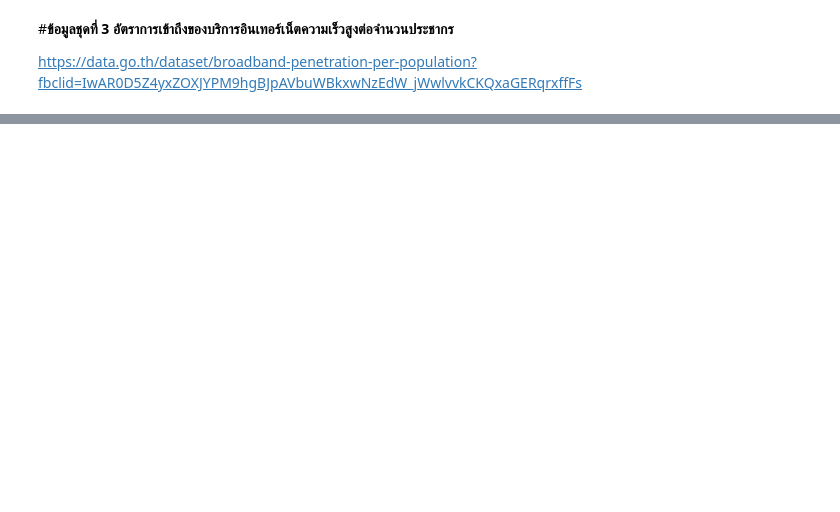
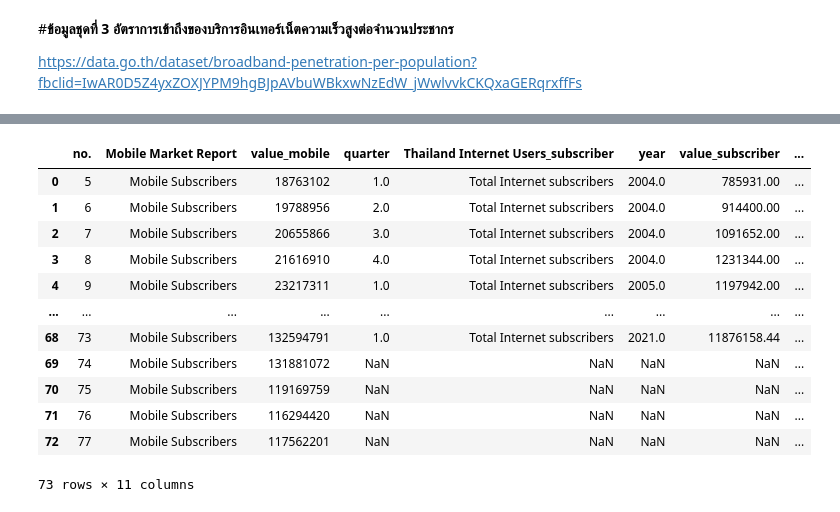
Before and after one commit to Nunticha24/DWDM21, a Jupyter notebook: Project_lookmhee.ipynb, the cells around one changed output, grey strips where cells are left out. Cells and saved outputs as stored; diff of their text form; code cells hidden in the pictures; blank space fills up the shorter version.

```diff
--- a/Project_lookmhee.ipynb
+++ b/Project_lookmhee.ipynb
@@ -356,0 +283,4 @@ we loss 5.47945205479452% of data
+# %%
+#เรียงข้อมูลโดยใช้ column ของ No. เป็นหลักในการเรียง
+data_mobile2 = data_mobile.sort_values(by=['no.'])
+data_mobile2
@@ -356,0 +301,4 @@ we loss 5.47945205479452% of data
+# %%
+#ตัด column ของตาราง data_population (ตัด column ที่ซ้ำกันออกคือ No. กับ QUARTER)
+data_mobile2.drop(['quarter','year'], axis=1, inplace=True)  #axis=1 คือลบcolumn / axis=0 คือลบrow
+data_mobile2
@@ -356,0 +336,18 @@ we loss 5.47945205479452% of data
+# %%
+#เชื่อมตาราง merge_table2 และ data_mobile เข้าด้วยกัน โดยให้ตาราง merge_table2 เป็นตารางหลักอยู่ที่ด้านซ้าย
+merge_table3 = data_mobile3.merge(merge_table2,how='left',left_on='no.',right_on='no.')
+merge_table3
+# %% [output]
+|  | no. | Mobile Market Report | value_mobile | quarter | Thailand Internet Users_subscriber | year | value_subscriber | ... |
+| 0 | 5 | Mobile Subscribers | 18763102 | 1.0 | Total Internet subscribers | 2004.0 | 785931.00 | ... |
+| 1 | 6 | Mobile Subscribers | 19788956 | 2.0 | Total Internet subscribers | 2004.0 | 914400.00 | ... |
+| 2 | 7 | Mobile Subscribers | 20655866 | 3.0 | Total Internet subscribers | 2004.0 | 1091652.00 | ... |
+| 3 | 8 | Mobile Subscribers | 21616910 | 4.0 | Total Internet subscribers | 2004.0 | 1231344.00 | ... |
+| 4 | 9 | Mobile Subscribers | 23217311 | 1.0 | Total Internet subscribers | 2005.0 | 1197942.00 | ... |
+| ... | ... | ... | ... | ... | ... | ... | ... | ... |
+| 68 | 73 | Mobile Subscribers | 132594791 | 1.0 | Total Internet subscribers | 2021.0 | 11876158.44 | ... |
+| 69 | 74 | Mobile Subscribers | 131881072 | NaN | NaN | NaN | NaN | ... |
+| 70 | 75 | Mobile Subscribers | 119169759 | NaN | NaN | NaN | NaN | ... |
+| 71 | 76 | Mobile Subscribers | 116294420 | NaN | NaN | NaN | NaN | ... |
+| 72 | 77 | Mobile Subscribers | 117562201 | NaN | NaN | NaN | NaN | ... |
+73 rows × 11 columns
```
Also changed, not shown: parts of 68 cells of this notebook.
